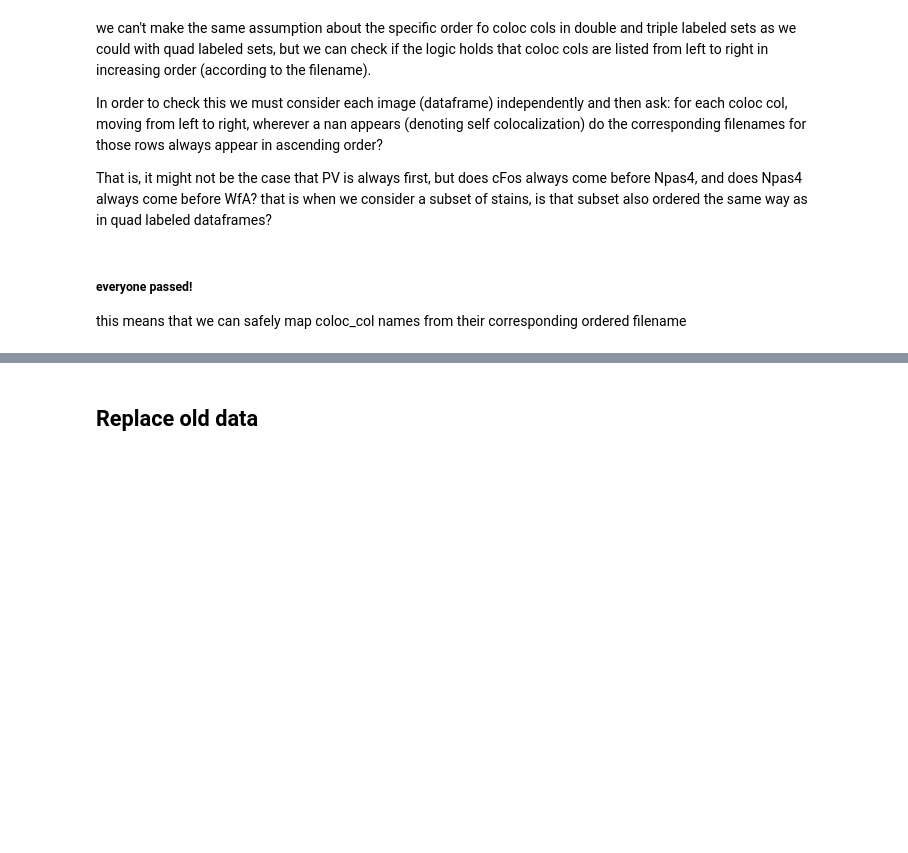
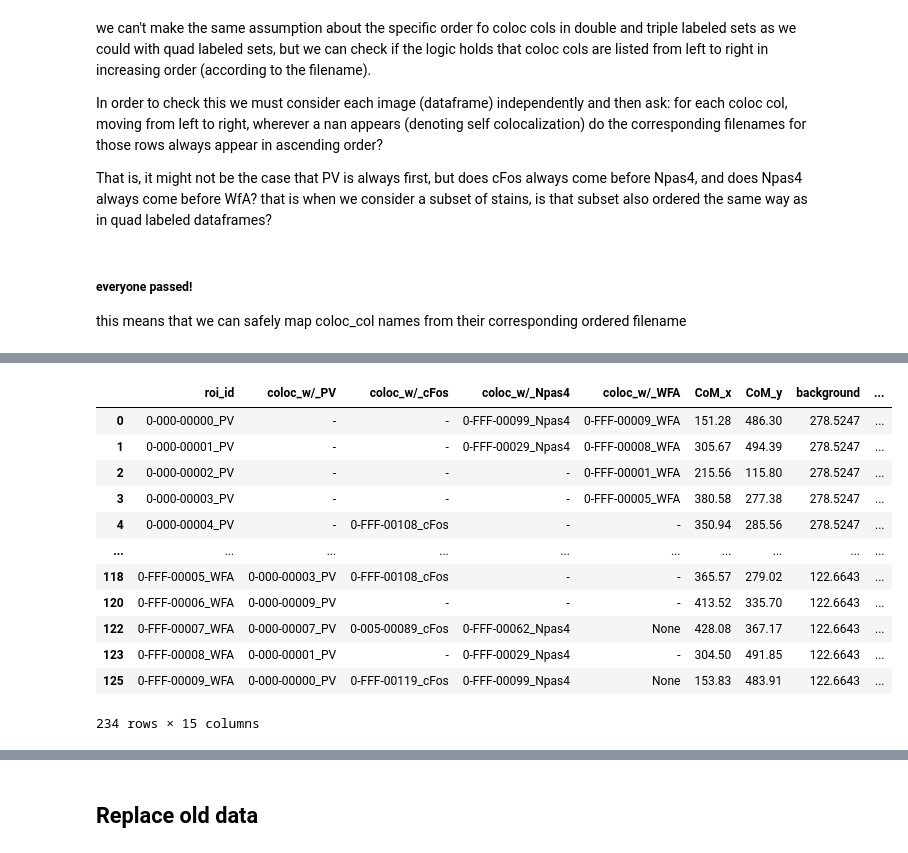
Before and after one commit to jonny-ramos/LRI, a Jupyter notebook: Image ROI Data Wrangling/KETAMINE-VR5/updated doublet roi selection/colocalized data/KET-VR5 More Colocalized Analyses.ipynb, the cells around one changed output, grey strips where cells are left out. Cells and saved outputs as stored; diff of their text form; code cells hidden in the pictures; blank space fills up the shorter version.

```diff
--- a/Image ROI Data Wrangling/KETAMINE-VR5/updated doublet roi selection/colocalized data/KET-VR5 More Colocalized Analyses.ipynb
+++ b/Image ROI Data Wrangling/KETAMINE-VR5/updated doublet roi selection/colocalized data/KET-VR5 More Colocalized Analyses.ipynb
@@ -72,25 +79,6 @@ double_rexp = [df for df in df_rexp if len(df.columns) == 30]
 triple_rexp = [df for df in df_rexp if len(df.columns) == 31]
 quad_rexp = [df for df in df_rexp if len(df.columns) == 32]
 
-def preprocessing(coloc_dfs):
-    '''
-    small fn to automate some of the preprocessing steps that must be done
-    on each df before we can concat: removing unncessary whitespaces,
-    dropping rows without an intensity measurement
-    '''
-    # remove leading whitespace from col names
-    for df in coloc_dfs:
-        df.columns = [col.replace(' ', '') for col in df.columns]
-
-    # drop rows without intensity measurement
-    coloc_dfs = [df[~df['mean-background'].isna()] for df in coloc_dfs]
-
-    # remove leading whitespace from filenames (note access via .loc to avoid setting with copy)
-    for df in coloc_dfs:
-        df.loc[:, 'filename'] = df.filename.str.replace(' ', '')
-
-    return coloc_dfs
-
 double_rexp = preprocessing(double_rexp)
 triple_rexp = preprocessing(triple_rexp)
 quad_rexp = preprocessing(quad_rexp)
@@ -671,0 +672,16 @@ df_orig_agg[df_orig_agg['coloc_w/_WFA'] == 'dummy_WFA'].to_csv('orig_dummy_WFA.c
+# %%
+double_rexp_agg[0]
+# %% [output]
+|  | roi_id | coloc_w/_PV | coloc_w/_cFos | coloc_w/_Npas4 | coloc_w/_WFA | CoM_x | CoM_y | background | ... |
+| 0 | 0-000-00000_PV | - | - | 0-FFF-00099_Npas4 | 0-FFF-00009_WFA | 151.28 | 486.30 | 278.5247 | ... |
+| 1 | 0-000-00001_PV | - | - | 0-FFF-00029_Npas4 | 0-FFF-00008_WFA | 305.67 | 494.39 | 278.5247 | ... |
+| 2 | 0-000-00002_PV | - | - | - | 0-FFF-00001_WFA | 215.56 | 115.80 | 278.5247 | ... |
+| 3 | 0-000-00003_PV | - | - | - | 0-FFF-00005_WFA | 380.58 | 277.38 | 278.5247 | ... |
+| 4 | 0-000-00004_PV | - | 0-FFF-00108_cFos | - | - | 350.94 | 285.56 | 278.5247 | ... |
+| ... | ... | ... | ... | ... | ... | ... | ... | ... | ... |
+| 118 | 0-FFF-00005_WFA | 0-000-00003_PV | 0-FFF-00108_cFos | - | - | 365.57 | 279.02 | 122.6643 | ... |
+| 120 | 0-FFF-00006_WFA | 0-000-00009_PV | - | - | - | 413.52 | 335.70 | 122.6643 | ... |
+| 122 | 0-FFF-00007_WFA | 0-000-00007_PV | 0-005-00089_cFos | 0-FFF-00062_Npas4 | None | 428.08 | 367.17 | 122.6643 | ... |
+| 123 | 0-FFF-00008_WFA | 0-000-00001_PV | - | 0-FFF-00029_Npas4 | - | 304.50 | 491.85 | 122.6643 | ... |
+| 125 | 0-FFF-00009_WFA | 0-000-00000_PV | 0-FFF-00119_cFos | 0-FFF-00099_Npas4 | None | 153.83 | 483.91 | 122.6643 | ... |
+234 rows × 15 columns
```
Also changed, not shown: parts of 66 cells of this notebook, 1 other file.
